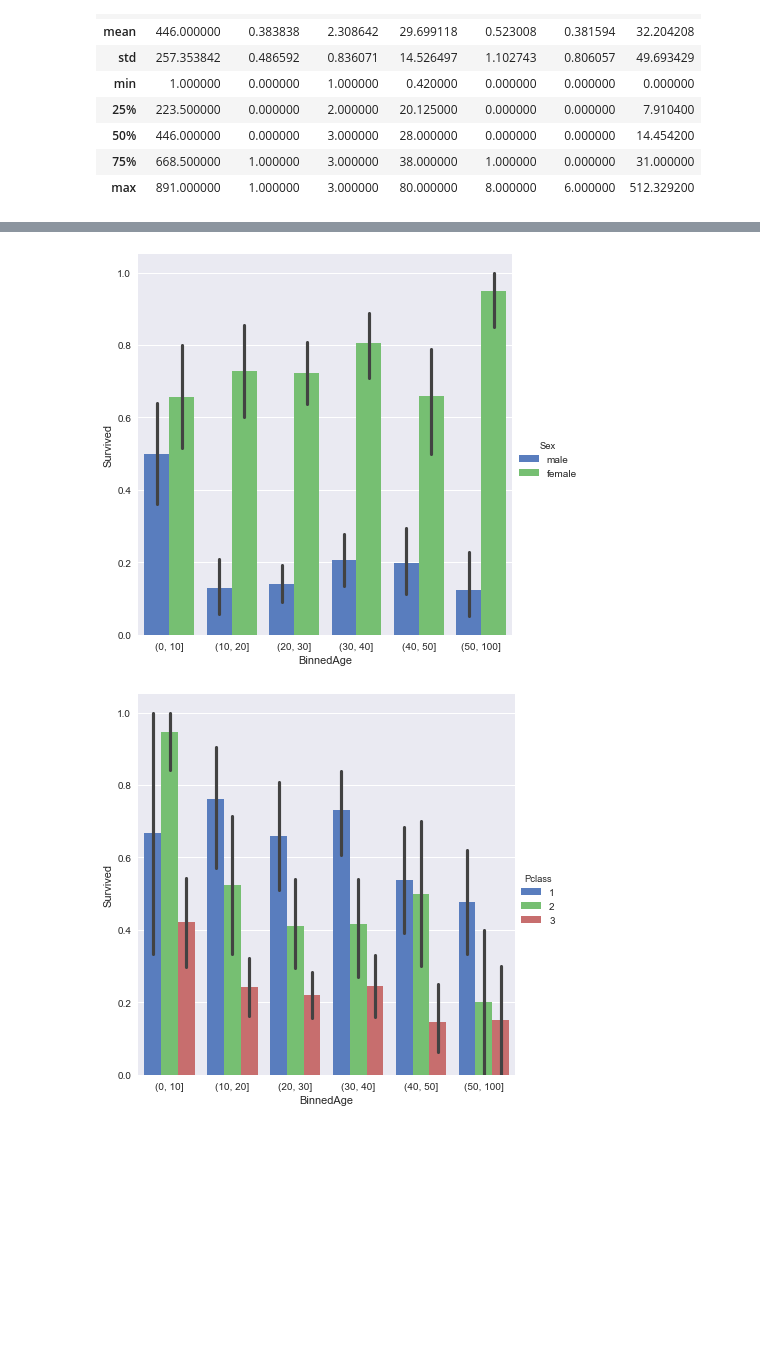
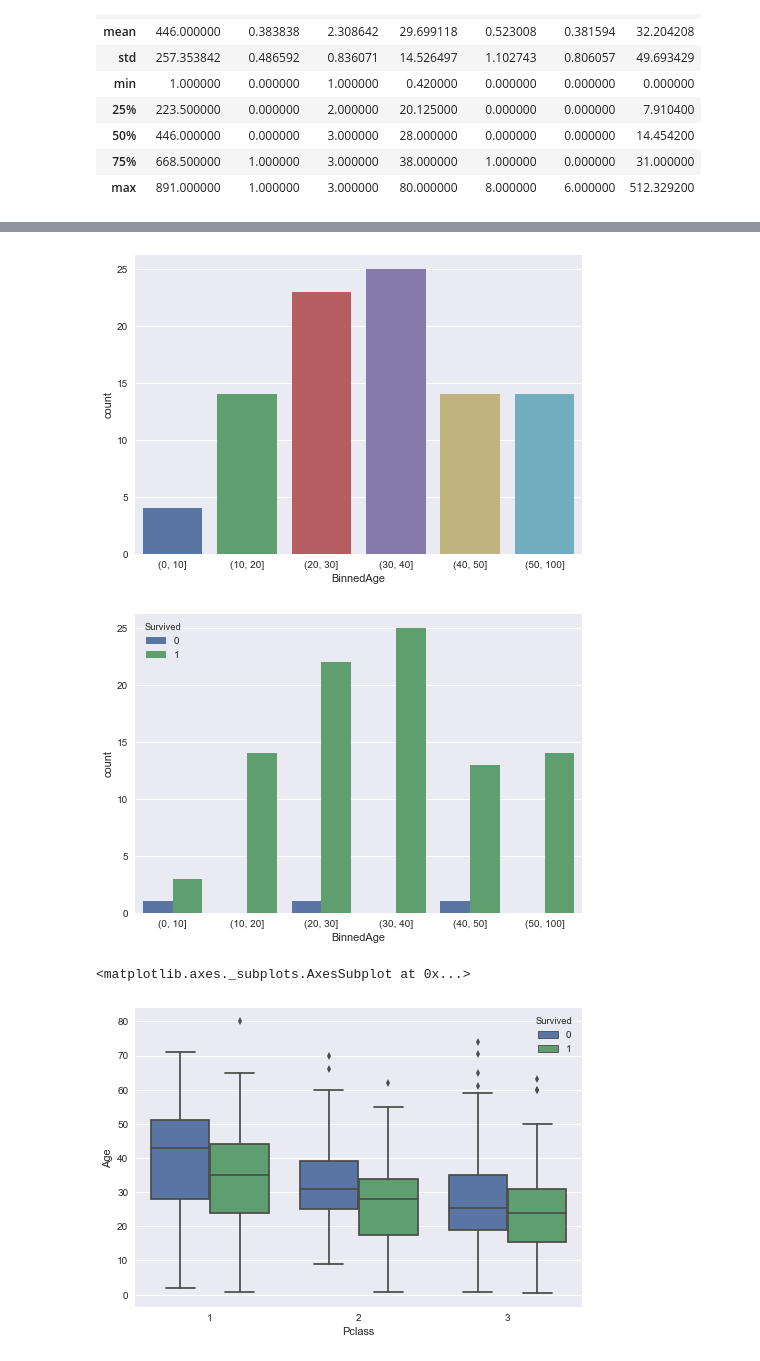
Before and after one commit to sdmccaul/da2, a Jupyter notebook: report.ipynb, the cells around one changed output, grey strips where cells are left out. Drawn from its saved outputs; the diff is of its cells as text; code cells hidden in the pictures; blank space fills up the shorter version.

Commit message:
Graph breakouts

```diff
--- a/report.ipynb
+++ b/report.ipynb
@@ -47,4 +78,7 @@ couple_bins = [0,1,2,100]
 couple_labels = ['0','1','More than 1']
 # data['Coupled'] = ( data['SibSp'] == 1 ) & ( data['Age'] > 25 )
 data['Coupled'] = pd.cut(data['SibSp'], couple_bins, labels=couple_labels, right=False)
-data.describe()
+data['Families'] = ( data['Parch'] > 0 )
+
+#cont_data = data[ ['Age','SibSp','Parch','Fare'] ].copy()
+# sns.pairplot(cont_data)
@@ -61,24 +181,46 @@ data.describe()
+# %%
+first_class_females = data[ (data['Pclass'] == 1) & (data['Sex'] == 'female') ]
+sns.countplot(x=first_class_females['BinnedAge'])
+plt.show()
+sns.countplot(x=first_class_females['BinnedAge'], hue=first_class_females['Survived'])
+plt.show()
+# %% [output]
+[figure, added]
+[figure, added]
 # %%
 #https://chrisalbon.com/python/matplotlib_scatterplot_from_pandas.html
 #https://seaborn.pydata.org/examples/factorplot_bars.html
 #http://seaborn.pydata.org/generated/seaborn.barplot.html
 
-%matplotlib inline
-import pandas as pd
-import matplotlib.pyplot as plt
-import seaborn as sns
+sns.boxplot(data['Pclass'], data['Age'], hue=data['Survived'])
 
 #sns.pairplot(data=data[ ["Pclass","Age",'Sex','SibSp','Parch','Survived'] ])
-g = sns.factorplot(x="BinnedAge", y="Survived", hue="Sex", data=data,
-                   size=6, kind="bar", palette="muted")
-g = sns.factorplot(x="BinnedAge", y="Survived", hue="Pclass", data=data,
-                   size=6, kind="bar", palette="muted")
-g = sns.factorplot(x="BinnedAge", y="Pclass", hue="Sex", data=data,
-                   size=6, kind="bar", palette="muted")
-g = sns.factorplot(x="Pclass", y="Survived", hue="Sex", data=data,
-                   size=6, kind="bar", palette="muted")
-g = sns.factorplot(x="Coupled", y="Survived", hue="Sex", data=data,
-                   size=6, kind="bar", palette="muted")
+# sns.countplot(x="BinnedAge", data=data, palette="muted")
+# plt.show()
+# sns.countplot(x="Sex", data=data, palette="muted")
+# plt.show()
+# sns.countplot(x="Pclass", data=data, palette="muted")
+# plt.show()
+# sns.countplot(x="Coupled", data=data, palette="muted")
+# plt.show()
+# sns.countplot(x="Families", data=data, palette="muted")
+# plt.show()
+# sns.countplot(x="Survived", data=data, palette="muted")
+# plt.show()
+# sns.barplot(x="BinnedAge", y="Survived", hue="Sex", data=data, palette="muted")
+# plt.show()
+# sns.barplot(x="Sex", y="Survived", hue="Pclass", data=data, palette="muted")
+# plt.show()
+#g = sns.factorplot(x="BinnedAge", y="Survived", hue="Pclass", data=data,
+#                   size=6, kind="bar", palette="muted")
+#g = sns.factorplot(x="BinnedAge", y="Pclass", hue="Sex", data=data,
+#                   size=6, kind="bar", palette="muted")
+# g = sns.factorplot(x="Pclass", y="Survived", hue="Sex", data=data,
+#                    size=6, kind="bar", palette="muted")
+# g = sns.factorplot(x="Coupled", y="Survived", hue="Sex", data=data,
+#                    size=6, kind="bar", palette="muted")
+# g = sns.factorplot(x="Families", y="Survived", hue="Sex", data=data,
+#                    size=6, kind="bar", palette="muted")
 # %% [output]
+<matplotlib.axes._subplots.AxesSubplot at 0x...>
-[figure, old version]
+[figure, new version]
-[figure, removed]
```
Also changed, not shown: parts of 16 cells of this notebook.
